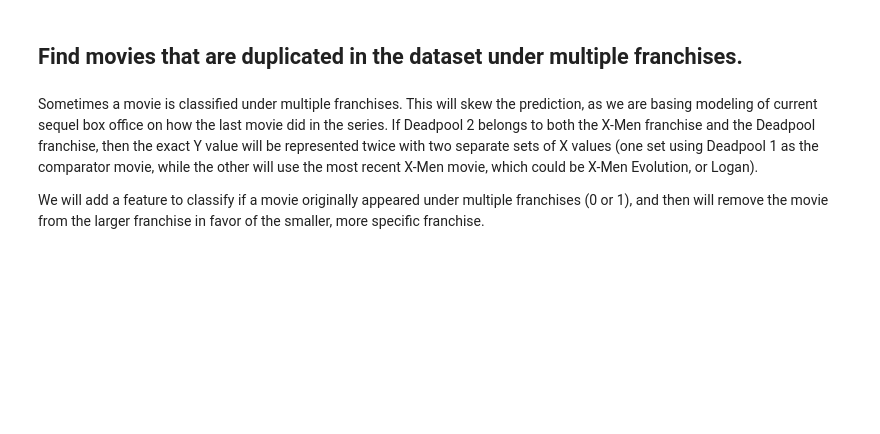
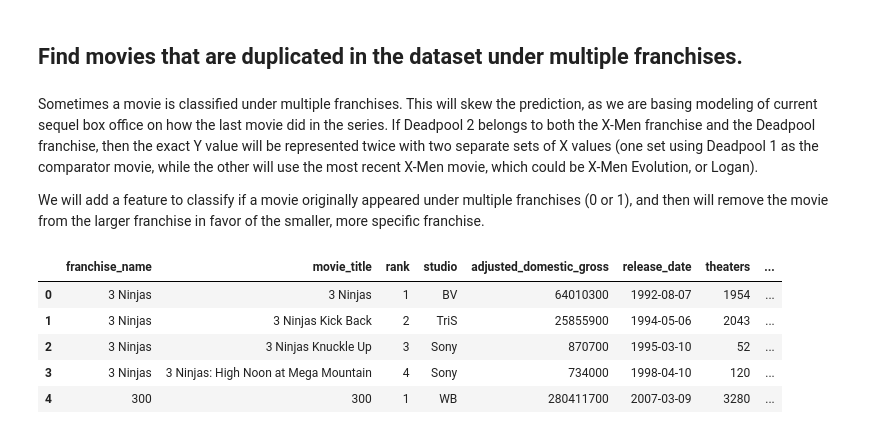
Before and after one commit to cstepien/movie_sequel_timing, a Jupyter notebook: 2_data_cleaning.ipynb, the cells around one changed output. Drawn from its saved outputs; the diff is of its cells as text; code cells hidden in the pictures; blank space fills up the shorter version.

```diff
--- a/2_data_cleaning.ipynb
+++ b/2_data_cleaning.ipynb
@@ -112,6 +124,15 @@ print(str(len(df) - len(df_no_rerelease_IMAX_3D)) + ' movies removed as re-relea
 Sometimes a movie is classified under multiple franchises. This will skew the prediction, as we are basing modeling of current sequel box office on how the last movie did in the series. If Deadpool 2 belongs to both the X-Men franchise and the Deadpool franchise, then the exact Y value will be represented twice with two separate sets of X values (one set using Deadpool 1 as the comparator movie, while the other will use the most recent X-Men movie, which could be X-Men Evolution, or Logan).
 
 We will add a feature to classify if a movie originally appeared under multiple franchises (0 or 1), and then will remove the movie from the larger franchise in favor of the smaller, more specific franchise.
+# %%
+df_no_rerelease_IMAX_3D.head()
+# %% [output]
+|  | franchise_name | movie_title | rank | studio | adjusted_domestic_gross | release_date | theaters | ... |
+| 0 | 3 Ninjas | 3 Ninjas | 1 | BV | 64010300 | 1992-08-07 | 1954 | ... |
+| 1 | 3 Ninjas | 3 Ninjas Kick Back | 2 | TriS | 25855900 | 1994-05-06 | 2043 | ... |
+| 2 | 3 Ninjas | 3 Ninjas Knuckle Up | 3 | Sony | 870700 | 1995-03-10 | 52 | ... |
+| 3 | 3 Ninjas | 3 Ninjas: High Noon at Mega Mountain | 4 | Sony | 734000 | 1998-04-10 | 120 | ... |
+| 4 | 300 | 300 | 1 | WB | 280411700 | 2007-03-09 | 3280 | ... |
 # %%
 df_duplicates = df_no_rerelease_IMAX_3D.groupby(by=['movie_title', 'adjusted_domestic_gross'])['franchise_name'].agg('count').sort_values(ascending=False).reset_index()
 # %%
```
Also changed, not shown: parts of 108 cells of this notebook.
